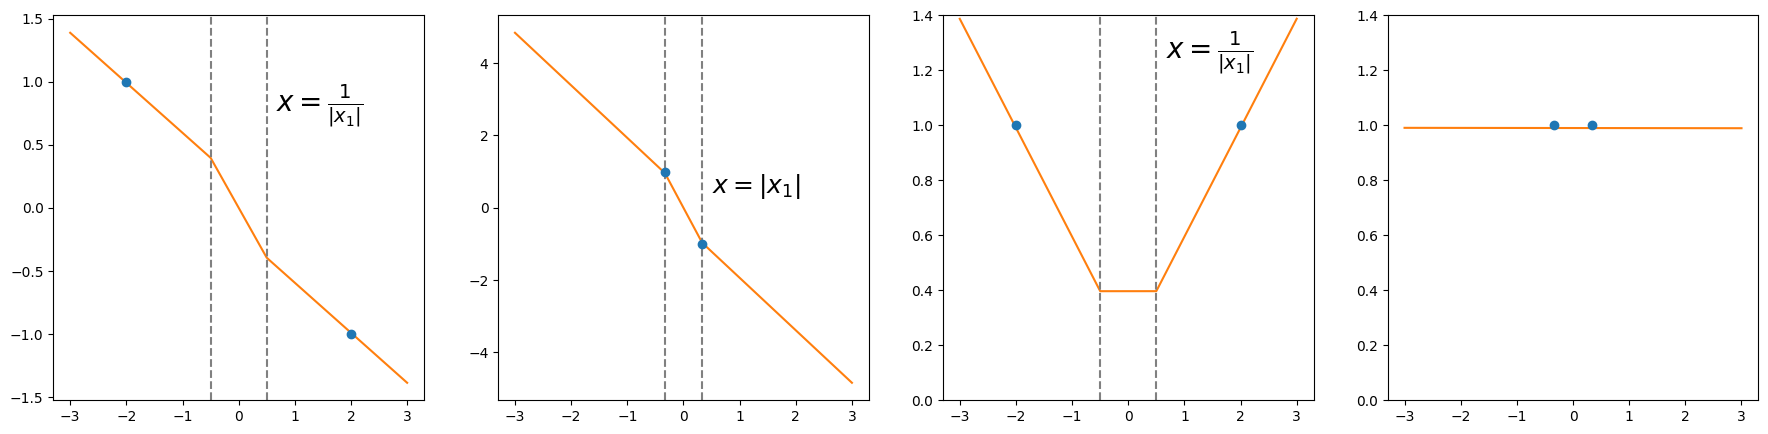
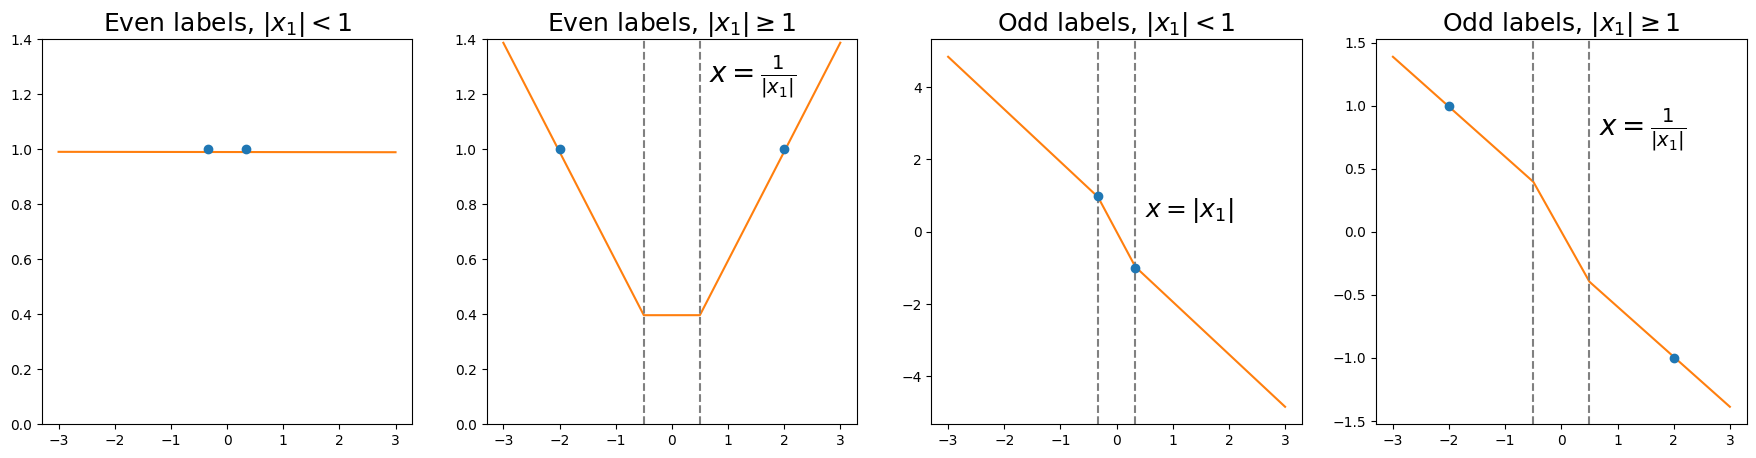
Unified diff of the notebook cell whose output changed from the first chart to the second:
--- before
+++ after
@@ -1,37 +1,43 @@
 fig,ax = plt.subplots(1,4,figsize=(22,5))
+
+FS = 18
 
 xxx = np.linspace(-3, 3, 500).reshape(500, 1)
 
 yyy, _ = forward(xxx, train_theta_odd_big)
-ax[0].plot(xxx,yyy,c='tab:orange')
-ax[0].scatter(np.array([[-2.0], [2.0]]),np.array([1,-1]),zorder=30)
-ax[0].axvline(x=1/2, linestyle='--',c='grey')
-ax[0].axvline(x=-1/2, linestyle='--',c='grey')
-ax[0].text(2/3, 1, r"$x=\frac{1}{| x_1 |}$", color='black', 
+ax[3].plot(xxx,yyy,c='tab:orange')
+ax[3].scatter(np.array([[-2.0], [2.0]]),np.array([1,-1]),zorder=30)
+ax[3].axvline(x=1/2, linestyle='--',c='grey')
+ax[3].axvline(x=-1/2, linestyle='--',c='grey')
+ax[3].text(2/3, 1, r"$x=\frac{1}{| x_1 |}$", color='black', 
            va='top', ha='left', fontsize=20, backgroundcolor='white')
+ax[3].set_title(r"Odd labels, $|x_1|\geq 1$", fontsize=FS)
 
 
 yyy, _ = forward(xxx, train_theta_odd_small)
-ax[1].plot(xxx,yyy,c='tab:orange')
-ax[1].scatter(np.array([[-1/3.0], [1/3.0]]),np.array([1,-1]),zorder=30)#, s=30)
-ax[1].axvline(x=1/3, linestyle='--',c='grey')
-ax[1].axvline(x=-1/3, linestyle='--',c='grey')
-ax[1].text(1/2, 1, r"$x=|x_1|$", color='black', 
+ax[2].plot(xxx,yyy,c='tab:orange')
+ax[2].scatter(np.array([[-1/3.0], [1/3.0]]),np.array([1,-1]),zorder=30)#, s=30)
+ax[2].axvline(x=1/3, linestyle='--',c='grey')
+ax[2].axvline(x=-1/3, linestyle='--',c='grey')
+ax[2].text(1/2, 1, r"$x=|x_1|$", color='black', 
            va='top', ha='left', fontsize=18, backgroundcolor='white')
+ax[2].set_title(r"Odd labels, $|x_1|<1$", fontsize=FS)
 
 
 yyy, _ = forward(xxx, train_theta_even_big)
-ax[2].plot(xxx,yyy,c='tab:orange')
-ax[2].scatter(np.array([[-2.0], [2.0]]),np.array([1,1]),zorder=30)#, s=30)
-ax[2].axvline(x=1/2, linestyle='--',c='grey')
-ax[2].axvline(x=-1/2, linestyle='--',c='grey')
-ax[2].text(2/3, 1.35, r"$x=\frac{1}{| x_1 |}$", color='black', 
+ax[1].plot(xxx,yyy,c='tab:orange')
+ax[1].scatter(np.array([[-2.0], [2.0]]),np.array([1,1]),zorder=30)#, s=30)
+ax[1].axvline(x=1/2, linestyle='--',c='grey')
+ax[1].axvline(x=-1/2, linestyle='--',c='grey')
+ax[1].text(2/3, 1.35, r"$x=\frac{1}{| x_1 |}$", color='black', 
            va='top', ha='left', fontsize=20, backgroundcolor='white')
-ax[2].set_ylim([0,1.4])
+ax[1].set_ylim([0,1.4])
+ax[1].set_title(r"Even labels, $|x_1|\geq 1$", fontsize=FS)
 
 yyy, _ = forward(xxx, train_theta_even_small)
-ax[3].plot(xxx,yyy,c='tab:orange')
-ax[3].scatter(np.array([[-1/3], [1/3]]),np.array([1,1]),zorder=30)#, s=30)
-ax[3].set_ylim([0,1.4])
+ax[0].plot(xxx,yyy,c='tab:orange')
+ax[0].scatter(np.array([[-1/3], [1/3]]),np.array([1,1]),zorder=30)#, s=30)
+ax[0].set_ylim([0,1.4])
+ax[0].set_title(r"Even labels, $|x_1|<1$", fontsize=FS)
 
-plt.savefig("1D.png", dpi=300, bbox_inches='tight')
+plt.savefig("Fig/1D.png", dpi=300, bbox_inches='tight')

Commit: update